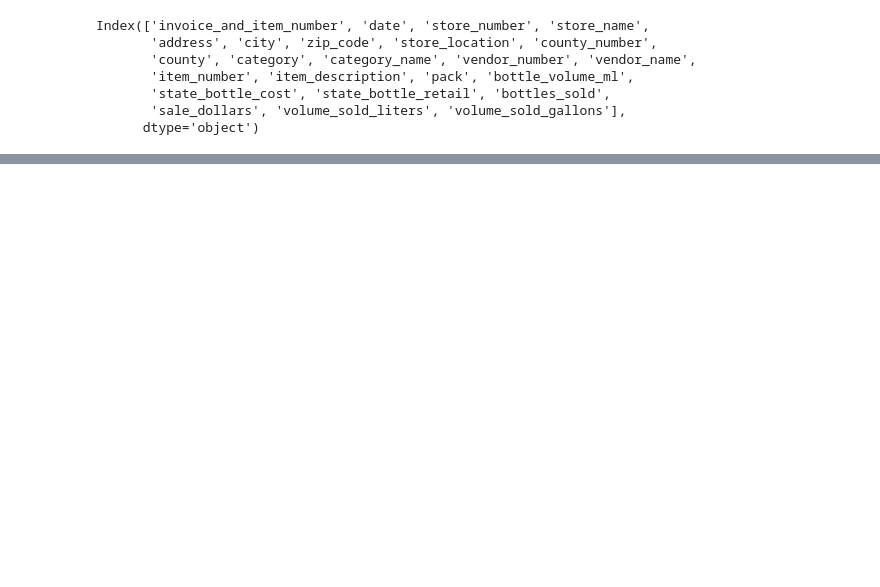
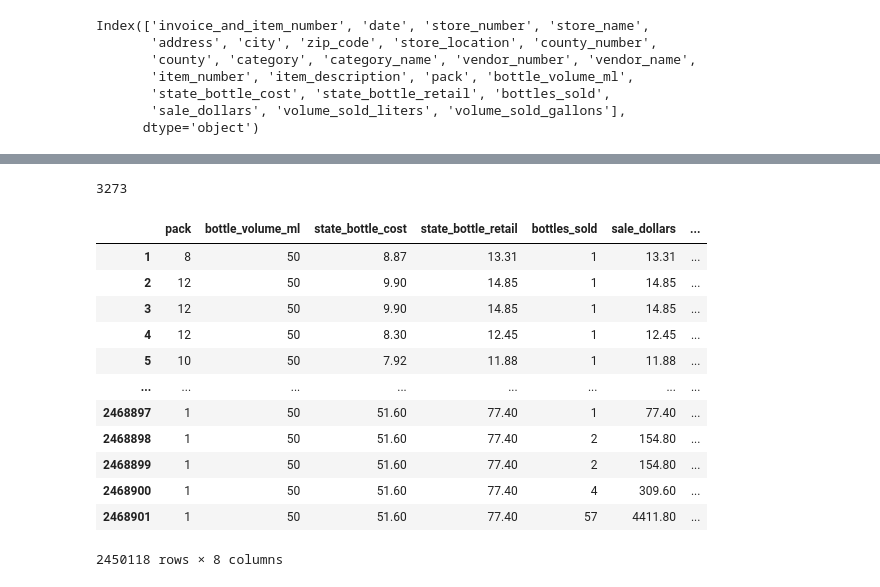
Before and after one commit to hilinski/liquor_demand_forecasting, a Jupyter notebook: notebooks/david.ipynb, the cells around one changed output, grey strips where cells are left out. Cells and saved outputs as stored; diff of their text form; code cells hidden in the pictures; blank space fills up the shorter version.

```diff
--- a/notebooks/david.ipynb
+++ b/notebooks/david.ipynb
@@ -221,0 +323,21 @@ Name: count, Length: 7103, dtype: int64
+# %%
+negative_value = df_numeric[df_numeric['bottles_sold']<0]
+print(len(negative_value))
+# %% [output]
+3273
+# %%
+df_numeric[df_numeric['bottles_sold']>=0]
+# %% [output]
+|  | pack | bottle_volume_ml | state_bottle_cost | state_bottle_retail | bottles_sold | sale_dollars | ... |
+| 1 | 8 | 50 | 8.87 | 13.31 | 1 | 13.31 | ... |
+| 2 | 12 | 50 | 9.90 | 14.85 | 1 | 14.85 | ... |
+| 3 | 12 | 50 | 9.90 | 14.85 | 1 | 14.85 | ... |
+| 4 | 12 | 50 | 8.30 | 12.45 | 1 | 12.45 | ... |
+| 5 | 10 | 50 | 7.92 | 11.88 | 1 | 11.88 | ... |
+| ... | ... | ... | ... | ... | ... | ... | ... |
+| 2468897 | 1 | 50 | 51.60 | 77.40 | 1 | 77.40 | ... |
+| 2468898 | 1 | 50 | 51.60 | 77.40 | 2 | 154.80 | ... |
+| 2468899 | 1 | 50 | 51.60 | 77.40 | 2 | 154.80 | ... |
+| 2468900 | 1 | 50 | 51.60 | 77.40 | 4 | 309.60 | ... |
+| 2468901 | 1 | 50 | 51.60 | 77.40 | 57 | 4411.80 | ... |
+2450118 rows × 8 columns
```
Also changed, not shown: parts of 58 cells of this notebook, 5 other files.
